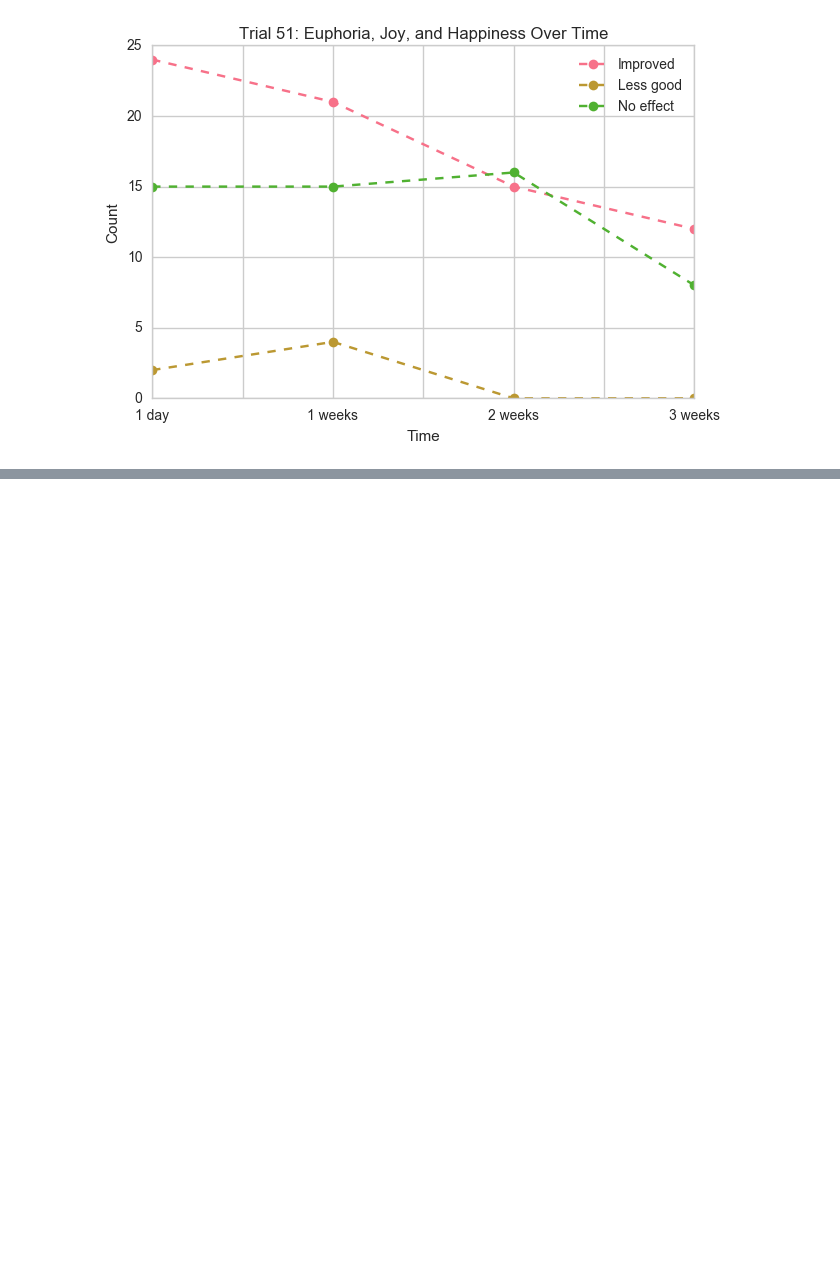
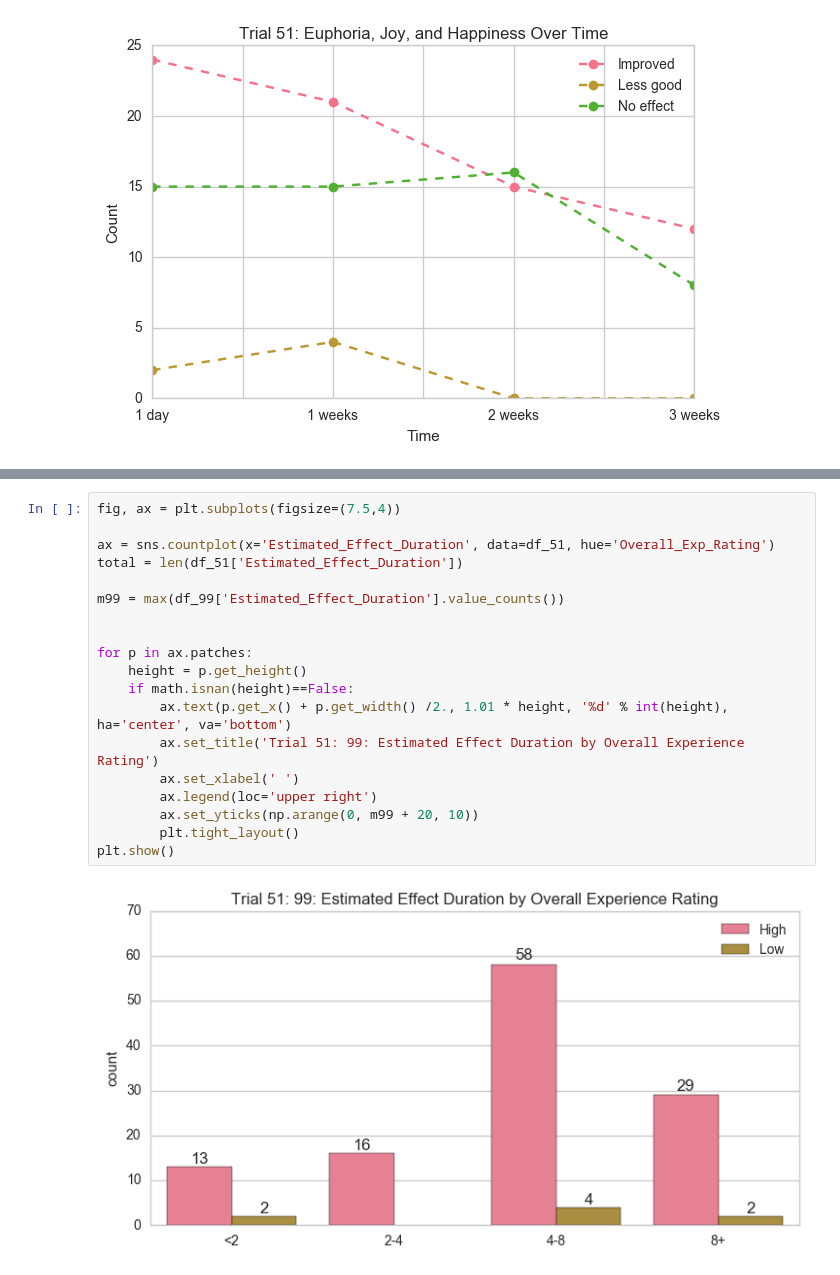
Before and after one commit to s-leung/NootropicProject, a Jupyter notebook: EDA.ipynb, the cells around one changed output, grey strips where cells are left out. Saved outputs shown, nothing was run; the diff lists cells and outputs as text; blank space fills up the shorter version.

```diff
--- a/EDA.ipynb
+++ b/EDA.ipynb
@@ -1153,0 +1201,21 @@ OT_plot(df_51, 'Euphoria_Joy_Happiness', 'Trial 51: Euphoria, Joy, and Happiness
+# %%
+fig, ax = plt.subplots(figsize=(7.5,4))
+
+ax = sns.countplot(x='Estimated_Effect_Duration', data=df_51, hue='Overall_Exp_Rating')
+total = len(df_51['Estimated_Effect_Duration'])
+
+m99 = max(df_99['Estimated_Effect_Duration'].value_counts())
+
+
+for p in ax.patches:
+    height = p.get_height()
+    if math.isnan(height)==False:
+        ax.text(p.get_x() + p.get_width() /2., 1.01 * height, '%d' % int(height), ha='center', va='bottom')
+        ax.set_title('Trial 51: 99: Estimated Effect Duration by Overall Experience Rating')
+        ax.set_xlabel(' ')
+        ax.legend(loc='upper right')
+        ax.set_yticks(np.arange(0, m99 + 20, 10))
+        plt.tight_layout()
+plt.show()
+# %% [output]
+[figure, added]
```
Also changed, not shown: parts of 9 cells of this notebook, 1 other file.
